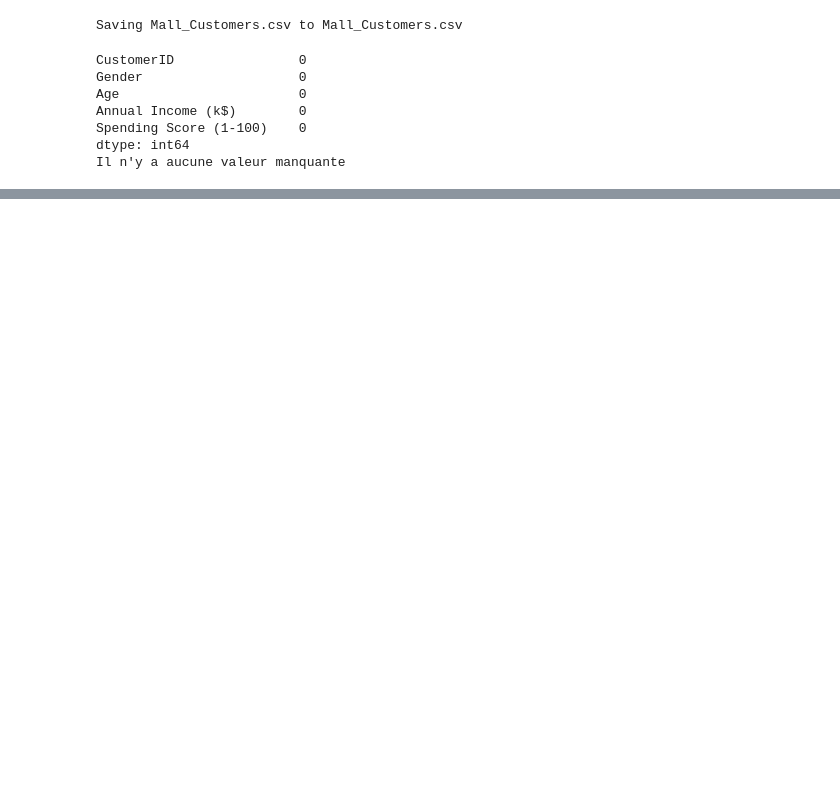
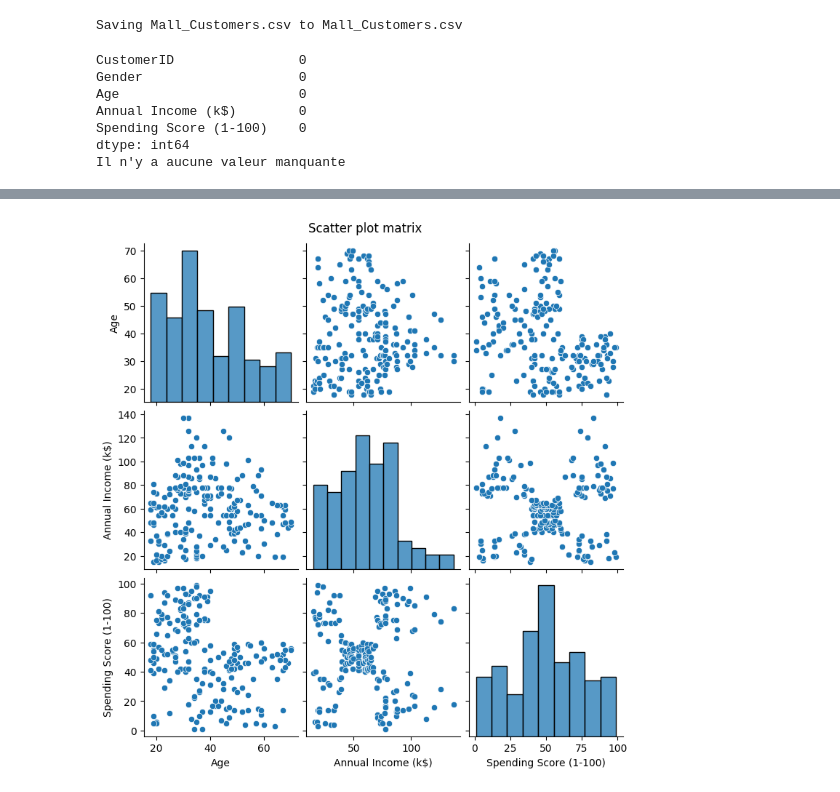
Before and after one commit to MathieuFan22/TP-ML-Mirada, a Jupyter notebook: Clustering.ipynb, the cells around one changed output, grey strips where cells are left out. Saved outputs shown, nothing was run; the diff lists cells and outputs as text; code cells hidden in the pictures; blank space fills up the shorter version.

```diff
--- a/Clustering.ipynb
+++ b/Clustering.ipynb
@@ -26,0 +67,7 @@ Il n'y a aucune valeur manquante
+# %%
+# scatter plot matrix
+sns.pairplot(df[quantitative_vars])
+plt.suptitle('Scatter plot matrix', y=1.02)
+plt.show()
+# %% [output]
+[figure, added]
```
Also changed, not shown: parts of 6 cells of this notebook.
